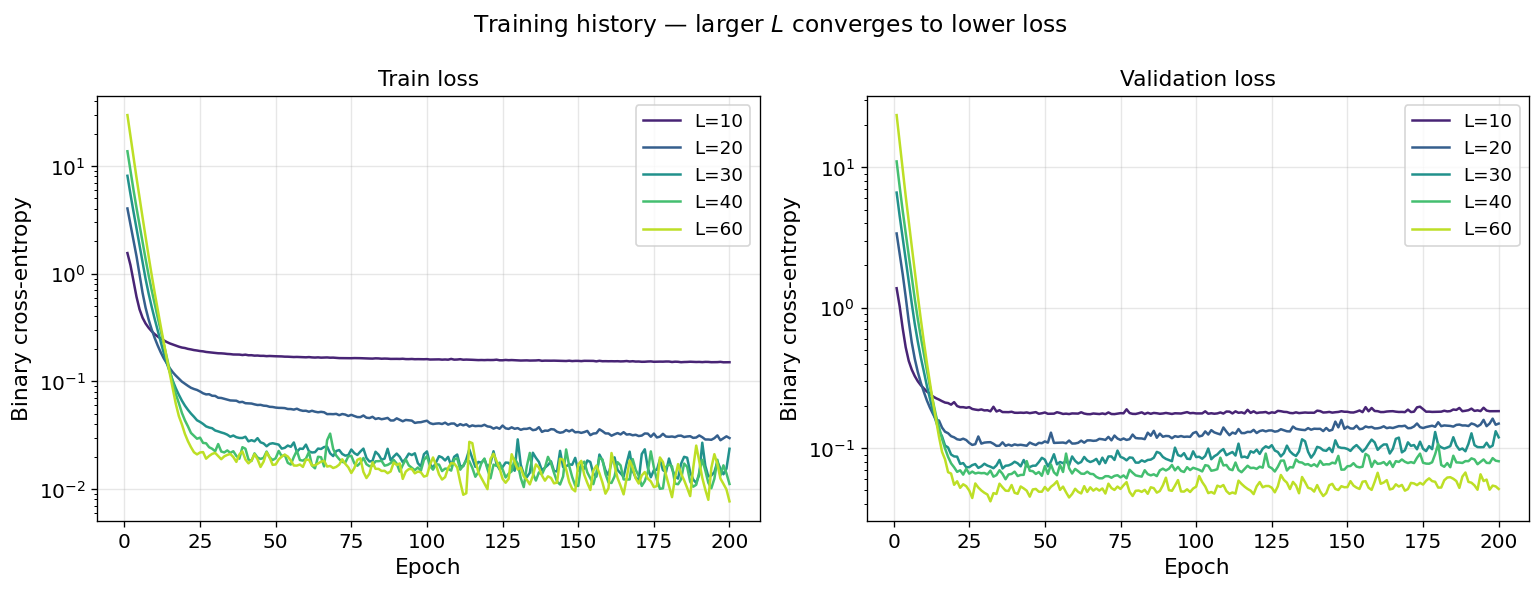
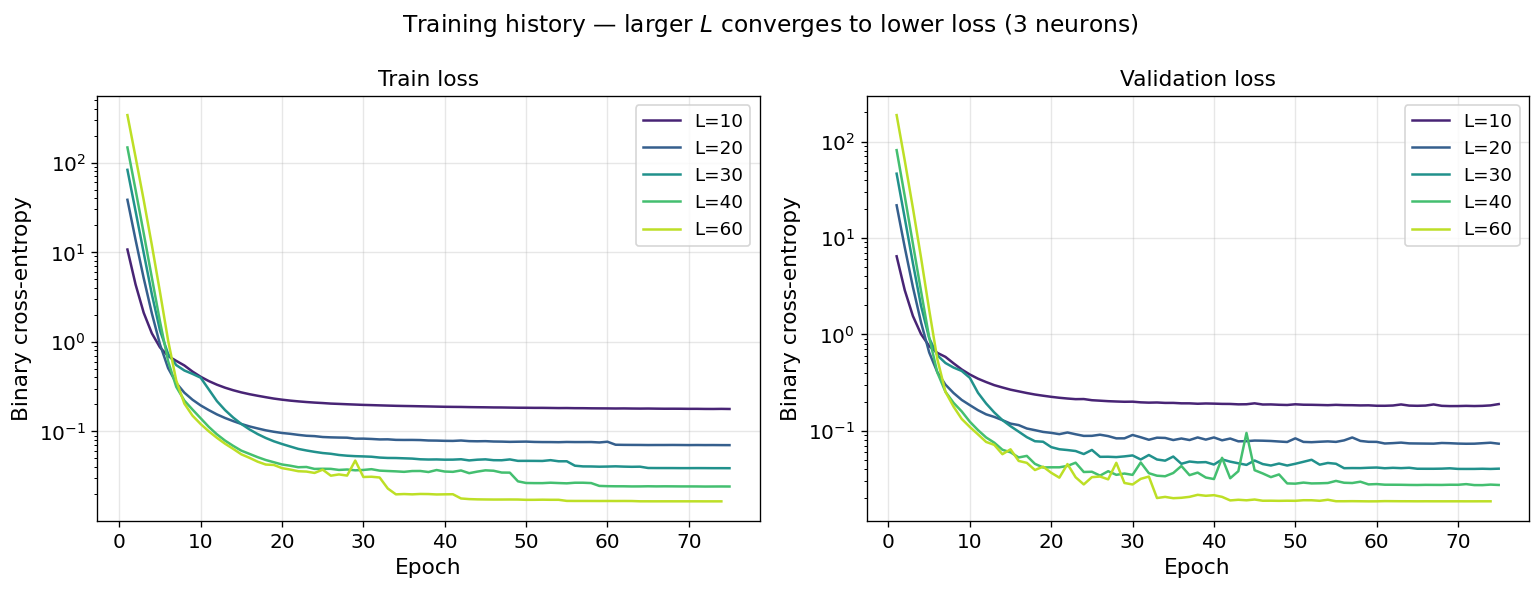
The notebook cell's code change between the first figure and the second:
--- before
+++ after
@@ -1,5 +1,5 @@
 histories = {}
 for L in L_values:
-    with open(f'../training_history_100/L{L}.json') as f:
+    with open(f'../models_3/training_history_3/L{L}.json') as f:
         histories[L] = json.load(f)
 
@@ -17,6 +17,6 @@
     ax.grid(True, alpha=0.3)
 
-plt.suptitle('Training history — larger $L$ converges to lower loss', fontsize=14)
+plt.suptitle('Training history — larger $L$ converges to lower loss (3 neurons)', fontsize=14)
 plt.tight_layout()
-#plt.savefig('loss_curves.pdf', bbox_inches='tight')
+plt.savefig('loss_curves_3neuron.pdf', bbox_inches='tight')
 plt.show()

Commit: Add Ising CNN models and update gitignore